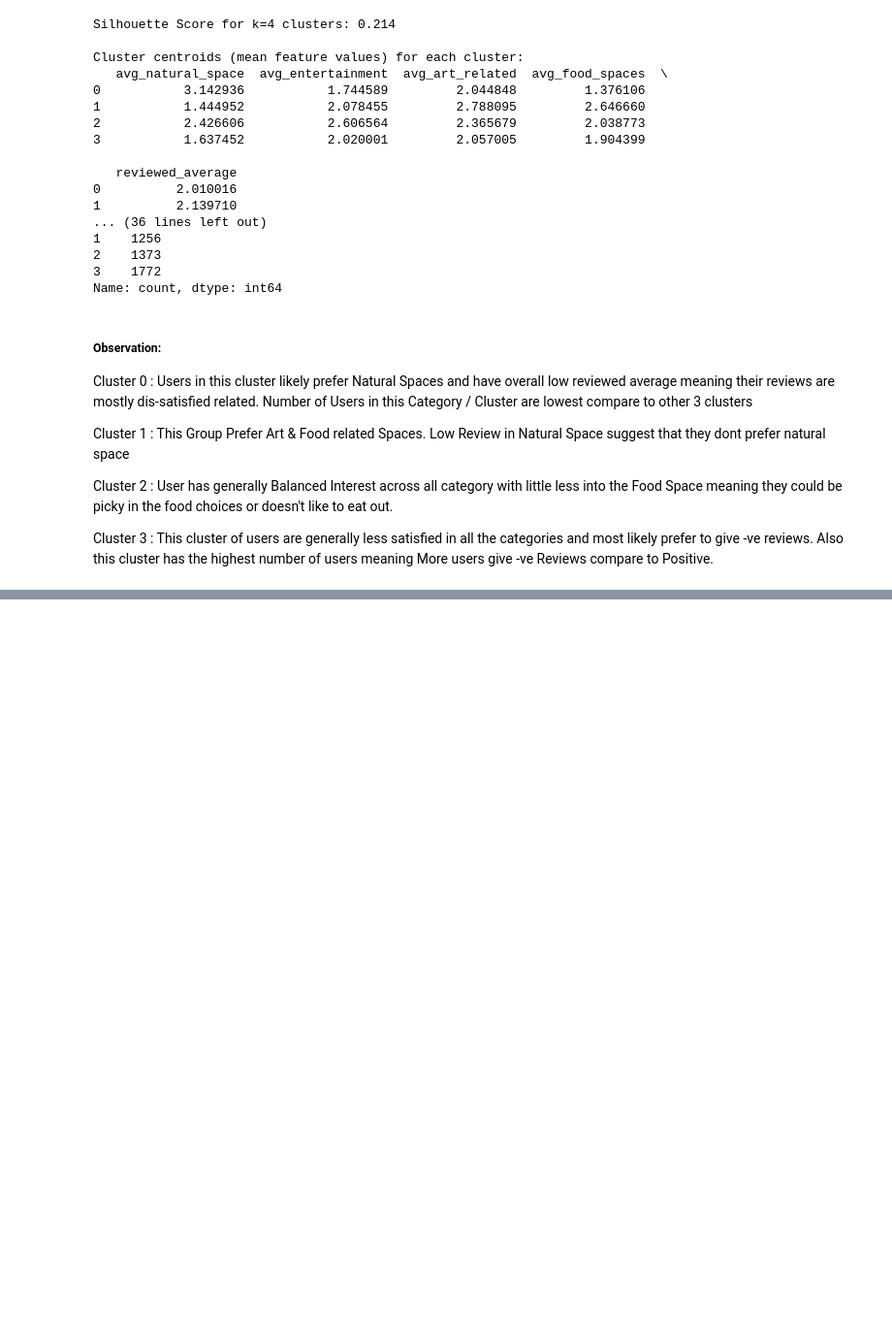
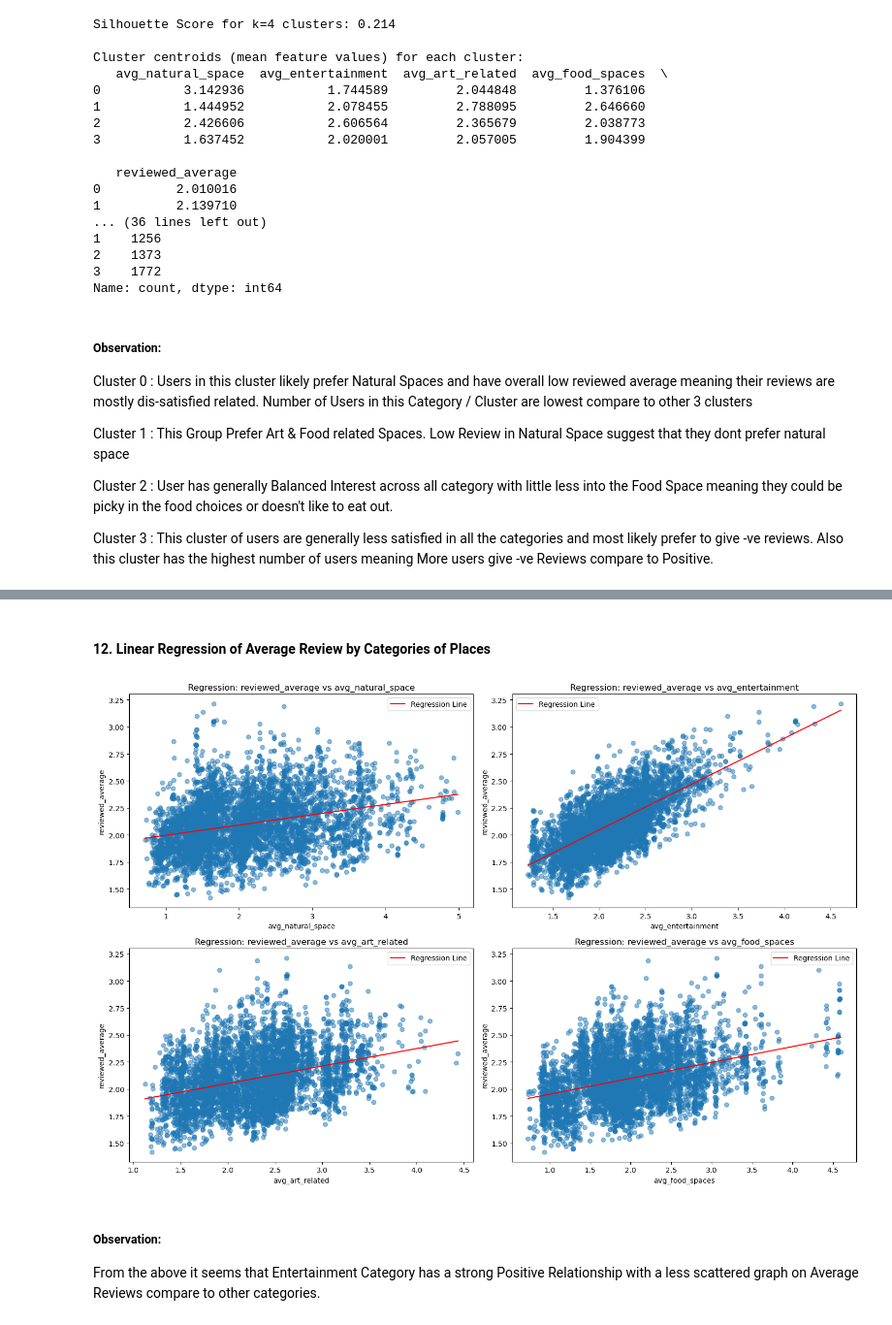
Before and after one commit to BPALAN-USD/AAI_500_GROUP_12, a Jupyter notebook: TravelReviews.ipynb, the cells around one changed output, grey strips where cells are left out. Shown at 97% size. Saved outputs shown, nothing was run; the diff lists cells and outputs as text; code cells hidden in the pictures; blank space fills up the shorter version.

Commit message:
Linear Regression of Average Reviews by Categories of Places

```diff
--- a/TravelReviews.ipynb
+++ b/TravelReviews.ipynb
@@ -869,0 +890,39 @@ Cluster 3 : This cluster of users are generally less satisfied in all the catego
+# %% [markdown]
+#### 12. Linear Regression of Average Review by Categories of Places
+# %%
+import numpy as np
+import matplotlib.pyplot as plt
+from sklearn.linear_model import LinearRegression
+
+features = ['avg_natural_space', 'avg_entertainment', 'avg_art_related', 'avg_food_spaces']
+target = 'reviewed_average'
+
+fig, axs = plt.subplots(2, 2, figsize=(15, 10))
+axs = axs.flatten()
+
+for i, feature in enumerate(features):
+    X = df_user_travel_reviews[[feature]]
+    y = df_user_travel_reviews[target]
+
+    model = LinearRegression().fit(X, y)
+
+    # Predict line
+    x_line = np.linspace(X.min().values[0], X.max().values[0], 100).reshape(-1, 1)
+    y_line = model.predict(x_line)
+
+    # Plot
+    axs[i].scatter(X, y, alpha=0.5)
+    axs[i].plot(x_line, y_line, color='red', label='Regression Line')
+    axs[i].set_xlabel(feature)
+    axs[i].set_ylabel(target)
+    axs[i].legend()
+    axs[i].set_title(f'Regression: {target} vs {feature}')
+
+plt.tight_layout()
+plt.show()
+# %% [output]
+[figure, added]
+# %% [markdown]
+##### **Observation:**
+
+From the above it seems that Entertainment Category has a strong Positive Relationship with a less scattered graph on Average Reviews compare to other categories.
```
Also changed, not shown: parts of 1 cell of this notebook.
